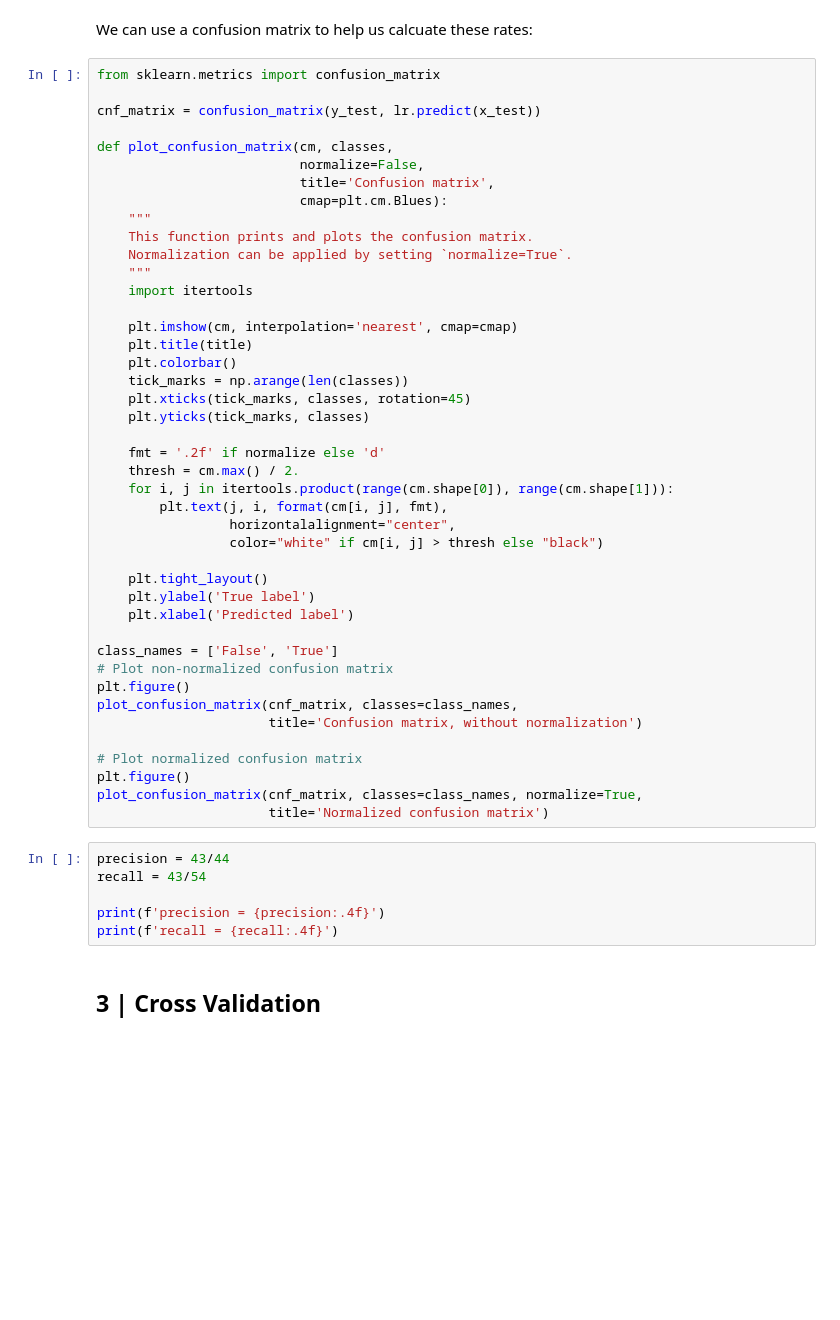
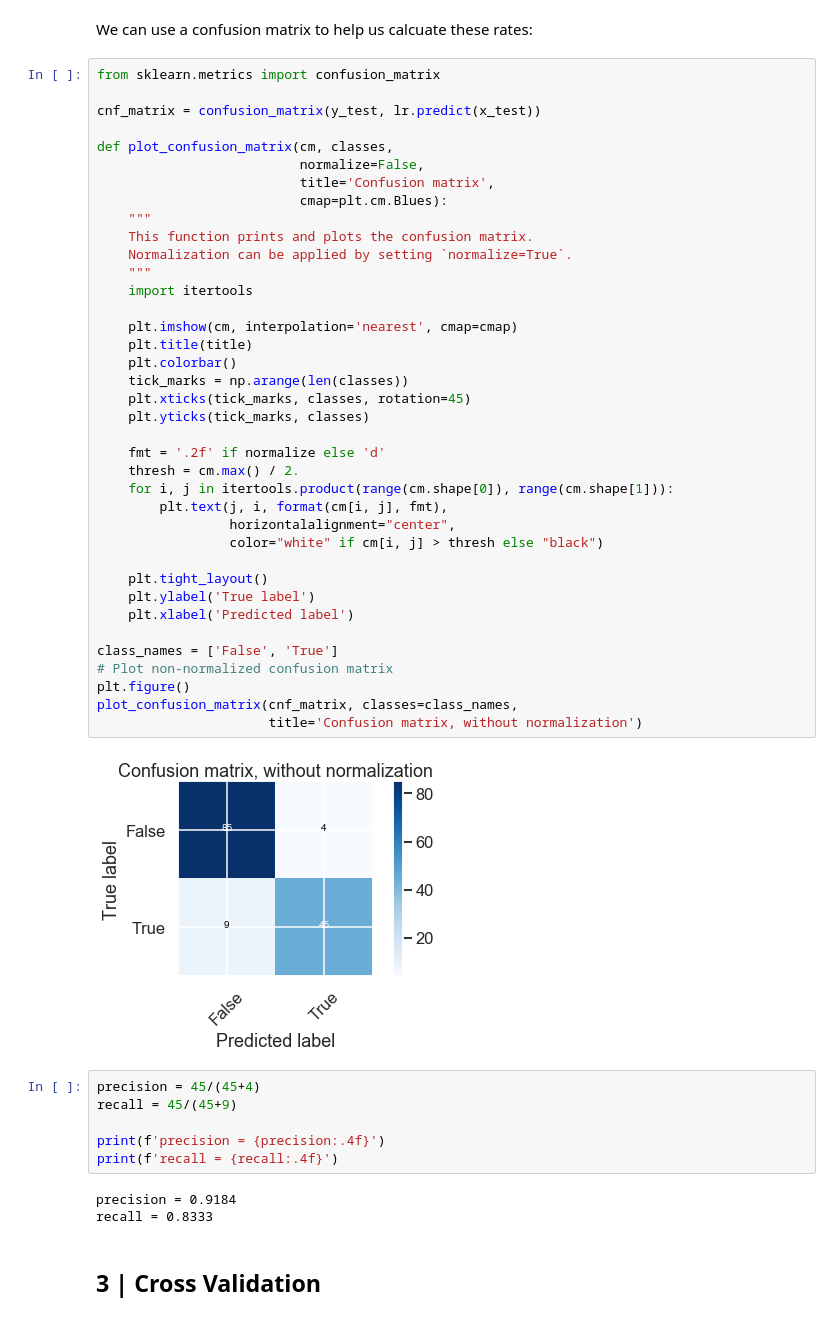
Before and after one commit to yuyang-zhong/dss-s19, a Jupyter notebook: gm-modeling/modeling_040819_SOL.ipynb, the cells around one changed output. Saved outputs shown, nothing was run; the diff lists cells and outputs as text; blank space fills up the shorter version.

```diff
--- a/gm-modeling/modeling_040819_SOL.ipynb
+++ b/gm-modeling/modeling_040819_SOL.ipynb
@@ -184,44 +207,44 @@ def plot_confusion_matrix(cm, classes,
                           cmap=plt.cm.Blues):
     """
     This function prints and plots the confusion matrix.
     Normalization can be applied by setting `normalize=True`.
     """
     import itertools
 
     plt.imshow(cm, interpolation='nearest', cmap=cmap)
     plt.title(title)
     plt.colorbar()
     tick_marks = np.arange(len(classes))
     plt.xticks(tick_marks, classes, rotation=45)
     plt.yticks(tick_marks, classes)
 
     fmt = '.2f' if normalize else 'd'
     thresh = cm.max() / 2.
     for i, j in itertools.product(range(cm.shape[0]), range(cm.shape[1])):
         plt.text(j, i, format(cm[i, j], fmt),
                  horizontalalignment="center",
                  color="white" if cm[i, j] > thresh else "black")
 
     plt.tight_layout()
     plt.ylabel('True label')
     plt.xlabel('Predicted label')
 
 class_names = ['False', 'True']
 # Plot non-normalized confusion matrix
 plt.figure()
 plot_confusion_matrix(cnf_matrix, classes=class_names,
                       title='Confusion matrix, without normalization')
-
-# Plot normalized confusion matrix
-plt.figure()
-plot_confusion_matrix(cnf_matrix, classes=class_names, normalize=True,
-                      title='Normalized confusion matrix')
+# %% [output]
+[figure, added]
 # %%
-precision = 43/44
-recall = 43/54
+precision = 45/(45+4)
+recall = 45/(45+9)
 
 print(f'precision = {precision:.4f}')
 print(f'recall = {recall:.4f}')
+# %% [output]
+precision = 0.9184
+recall = 0.8333
 # %% [markdown]
 ## 3 | Cross Validation
 # %% [markdown]
```
Also changed, not shown: parts of 7 cells of this notebook, 1 other file.
